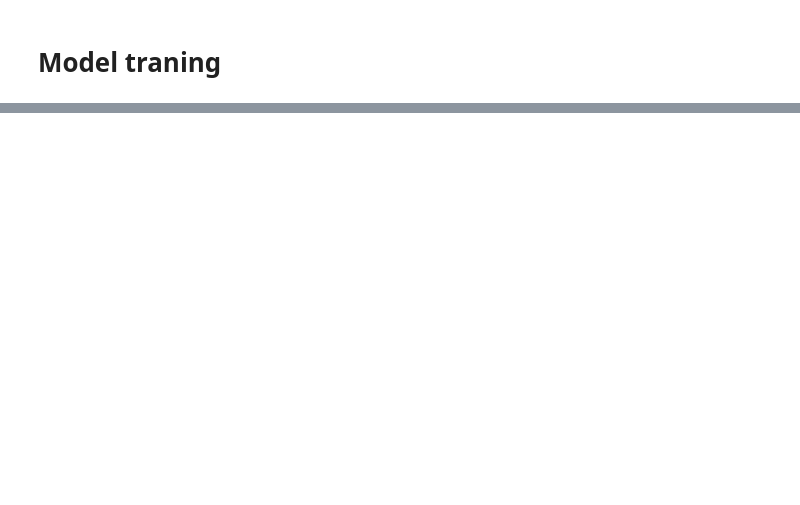
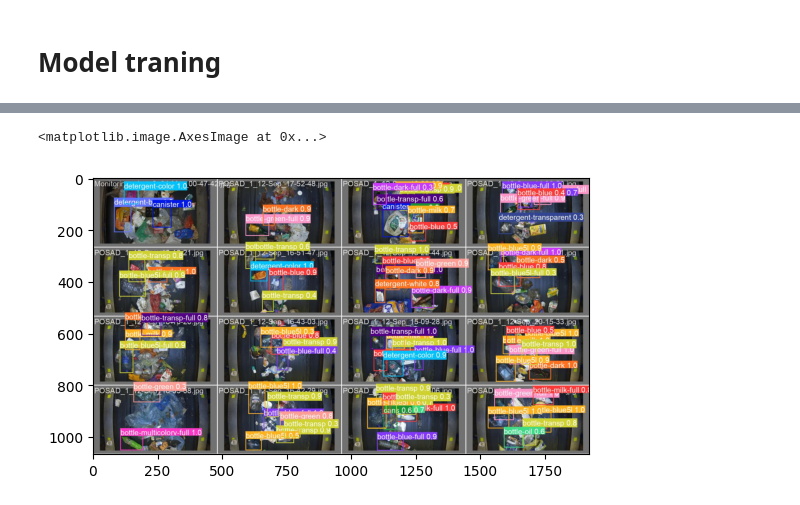
Before and after one commit to aimclub/ODRS, a Jupyter notebook: examples/api_example.ipynb, the cells around one changed output, grey strips where cells are left out. Saved outputs shown, nothing was run; the diff lists cells and outputs as text; code cells hidden in the pictures; blank space fills up the shorter version.

```diff
--- a/examples/api_example.ipynb
+++ b/examples/api_example.ipynb
@@ -65,0 +53,7 @@ wandb: WARNING ⚠️ wandb is deprecated and will be removed in a future releas
+# %%
+import matplotlib.pyplot as plt
+from PIL import Image
+plt.imshow(Image.open('ODRS/runs/2023-09-03_16-11-01_yolov8x6/exp/val_batch0_pred.jpg'))
+# %% [output]
+<matplotlib.image.AxesImage at 0x...>
+[figure, added]
```
Also changed, not shown: parts of 4 cells of this notebook, 3 other files.
